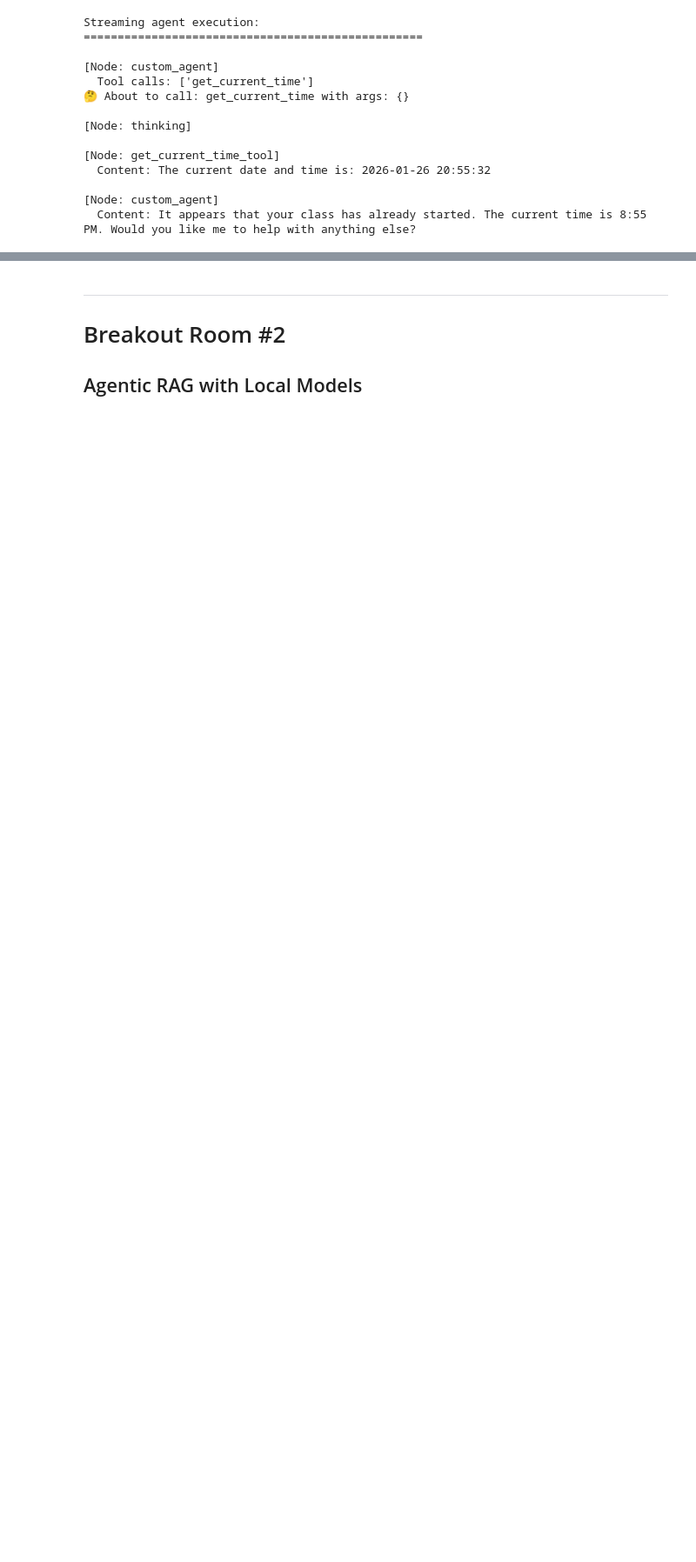
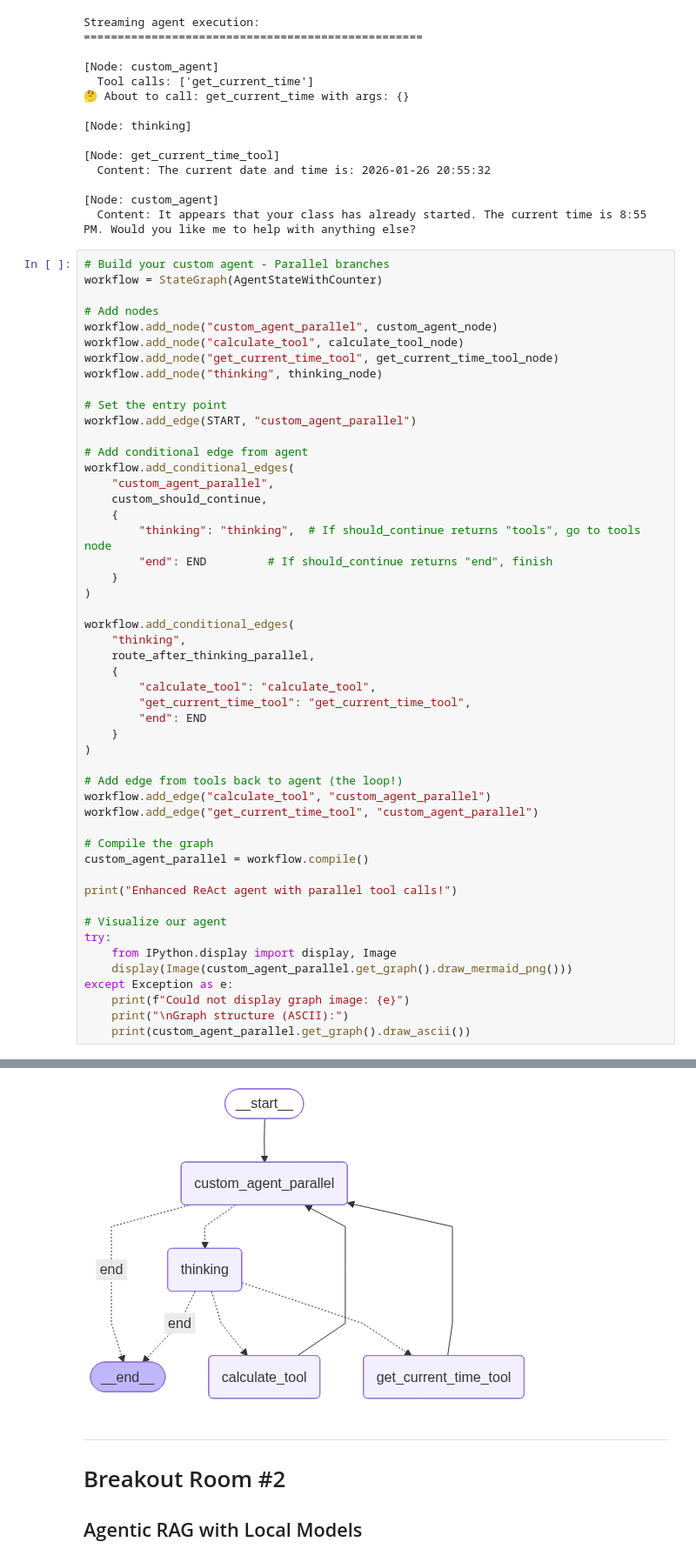
Before and after one commit to sireeshapulipati/AIE9, a Jupyter notebook: 04_Agentic_RAG_From_Scratch/Agentic_RAG_From_Scratch_Assignment.ipynb, the cells around one changed output, grey strips where cells are left out. Shown at 87% size. Drawn from its saved outputs; the diff is of its cells as text; blank space fills up the shorter version.

```diff
--- a/04_Agentic_RAG_From_Scratch/Agentic_RAG_From_Scratch_Assignment.ipynb
+++ b/04_Agentic_RAG_From_Scratch/Agentic_RAG_From_Scratch_Assignment.ipynb
@@ -665,3 +681,54 @@ Streaming agent execution:
 
 [Node: custom_agent]
   Content: It appears that your class has already started. The current time is 8:55 PM. Would you like me to help with anything else?
+# %%
+# Build your custom agent - Parallel branches
+workflow = StateGraph(AgentStateWithCounter)
+
+# Add nodes
+workflow.add_node("custom_agent_parallel", custom_agent_node)
+workflow.add_node("calculate_tool", calculate_tool_node)
+workflow.add_node("get_current_time_tool", get_current_time_tool_node)
+workflow.add_node("thinking", thinking_node)
+
+# Set the entry point
+workflow.add_edge(START, "custom_agent_parallel")
+
+# Add conditional edge from agent
+workflow.add_conditional_edges(
+    "custom_agent_parallel",
+    custom_should_continue,
+    {
+        "thinking": "thinking",  # If should_continue returns "tools", go to tools node
+        "end": END         # If should_continue returns "end", finish
+    }
+)
+
+workflow.add_conditional_edges(
+    "thinking",
+    route_after_thinking_parallel,
+    {
+        "calculate_tool": "calculate_tool",
+        "get_current_time_tool": "get_current_time_tool",
+        "end": END
+    }
+)
+
+# Add edge from tools back to agent (the loop!)
+workflow.add_edge("calculate_tool", "custom_agent_parallel")
+workflow.add_edge("get_current_time_tool", "custom_agent_parallel")
+
+# Compile the graph
+custom_agent_parallel = workflow.compile()
+
+print("Enhanced ReAct agent with parallel tool calls!")
+
+# Visualize our agent
+try:
+    from IPython.display import display, Image
+    display(Image(custom_agent_parallel.get_graph().draw_mermaid_png()))
+except Exception as e:
+    print(f"Could not display graph image: {e}")
+    print("\nGraph structure (ASCII):")
+    print(custom_agent_parallel.get_graph().draw_ascii())
+# %% [output]
@@ -668,3 +736,4 @@ Streaming agent execution:
+[figure, added]
 # %% [markdown]
 ---
 # Breakout Room #2
```
Also changed, not shown: parts of 7 cells of this notebook.
